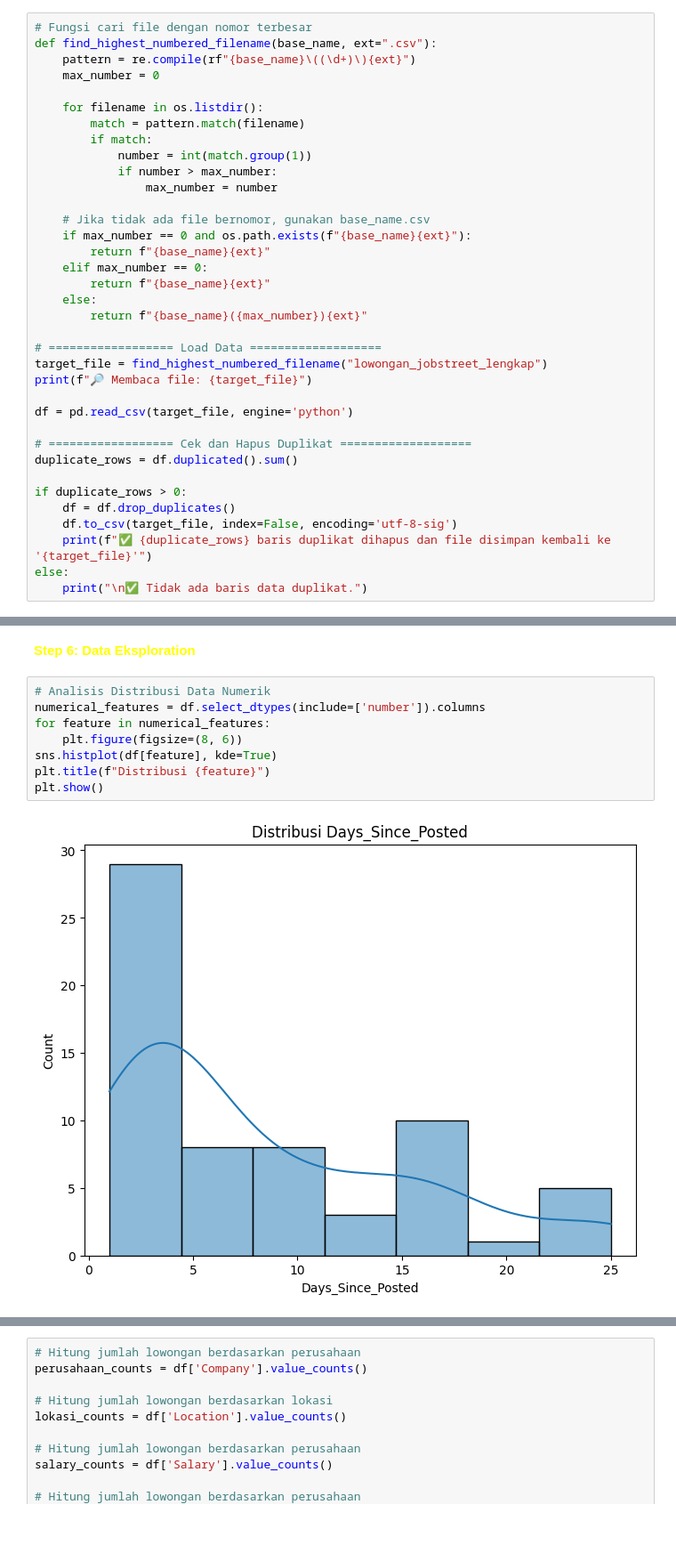
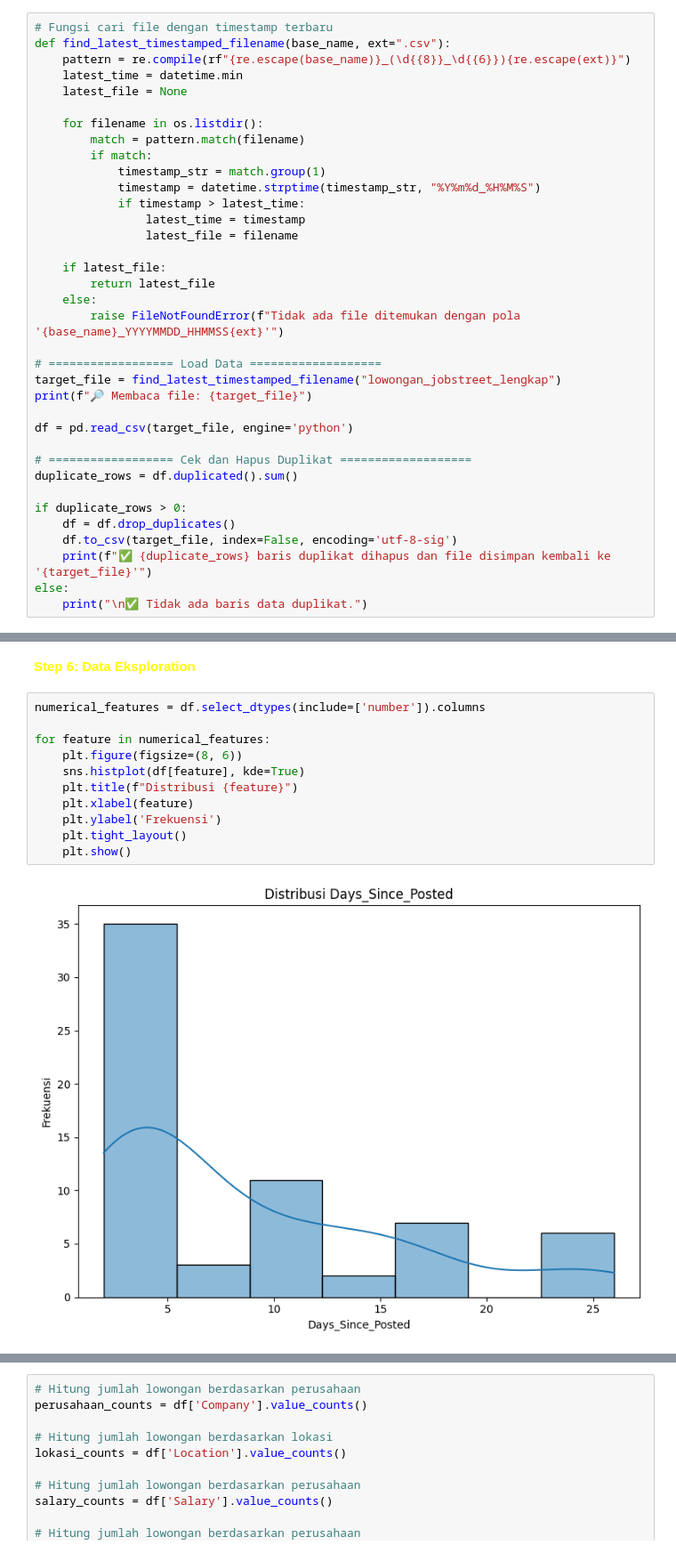
Before and after one commit to ilhamsaang/Tugas-Project-Data-Engineering, a Jupyter notebook: Tugas Data DBimbing_Ilham.ipynb, the cells around one changed output, grey strips where cells are left out. Shown at 89% size. Cells and saved outputs as stored; diff of their text form; blank space fills up the shorter version.

Commit message:
Add markdown every  code and explain about function with objective target, fixing code, fixing read me, add asset file

```diff
--- a/Tugas Data DBimbing_Ilham.ipynb
+++ b/Tugas Data DBimbing_Ilham.ipynb
@@ -426,26 +718,26 @@ dtype: int64
 # %%
-# Fungsi cari file dengan nomor terbesar
-def find_highest_numbered_filename(base_name, ext=".csv"):
-    pattern = re.compile(rf"{base_name}\((\d+)\){ext}")
-    max_number = 0
+# Fungsi cari file dengan timestamp terbaru
+def find_latest_timestamped_filename(base_name, ext=".csv"):
+    pattern = re.compile(rf"{re.escape(base_name)}_(\d{{8}}_\d{{6}}){re.escape(ext)}")
+    latest_time = datetime.min
+    latest_file = None
 
     for filename in os.listdir():
         match = pattern.match(filename)
         if match:
-            number = int(match.group(1))
-            if number > max_number:
-                max_number = number
+            timestamp_str = match.group(1)
+            timestamp = datetime.strptime(timestamp_str, "%Y%m%d_%H%M%S")
+            if timestamp > latest_time:
+                latest_time = timestamp
+                latest_file = filename
 
-    # Jika tidak ada file bernomor, gunakan base_name.csv
-    if max_number == 0 and os.path.exists(f"{base_name}{ext}"):
-        return f"{base_name}{ext}"
-    elif max_number == 0:
-        return f"{base_name}{ext}"
+    if latest_file:
+        return latest_file
     else:
-        return f"{base_name}({max_number}){ext}"
+        raise FileNotFoundError(f"Tidak ada file ditemukan dengan pola '{base_name}_YYYYMMDD_HHMMSS{ext}'")
 
 # ================== Load Data ===================
-target_file = find_highest_numbered_filename("lowongan_jobstreet_lengkap")
+target_file = find_latest_timestamped_filename("lowongan_jobstreet_lengkap")
 print(f"🔎 Membaca file: {target_file}")
 
 df = pd.read_csv(target_file, engine='python')
@@ -481,12 +825,15 @@ Description: 60
 # %% [markdown]
 **<Span style="Color: Yellow">Step 6: Data Eksploration</Span>**
 # %%
-# Analisis Distribusi Data Numerik
 numerical_features = df.select_dtypes(include=['number']).columns
+
 for feature in numerical_features:
     plt.figure(figsize=(8, 6))
-sns.histplot(df[feature], kde=True)
-plt.title(f"Distribusi {feature}")
-plt.show()
+    sns.histplot(df[feature], kde=True)
+    plt.title(f"Distribusi {feature}")
+    plt.xlabel(feature)
+    plt.ylabel('Frekuensi')
+    plt.tight_layout()
+    plt.show()
 # %% [output]
-[figure, old version]
+[figure, new version]
```
Also changed, not shown: parts of 35 cells of this notebook, 9 other files.
